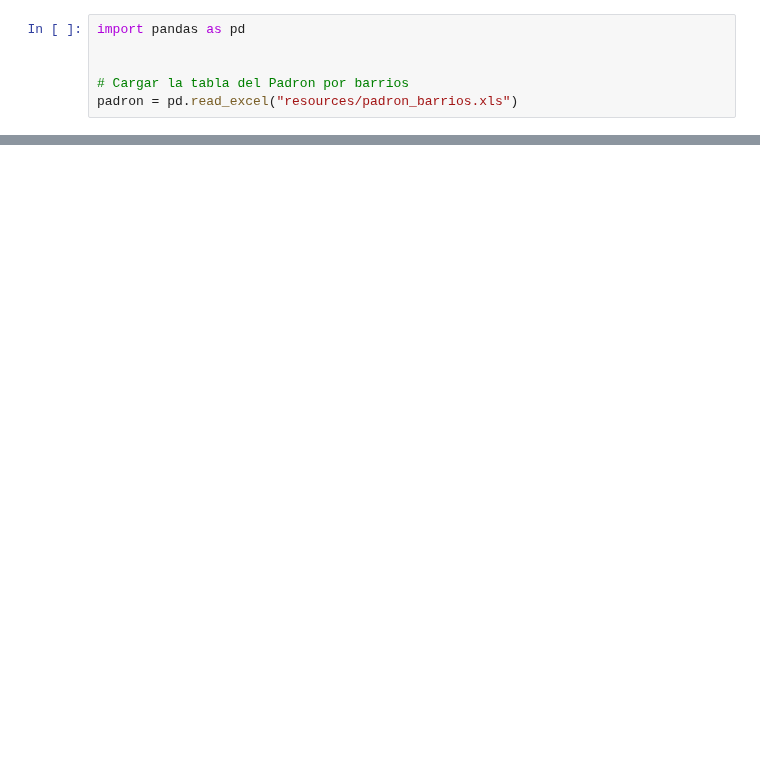
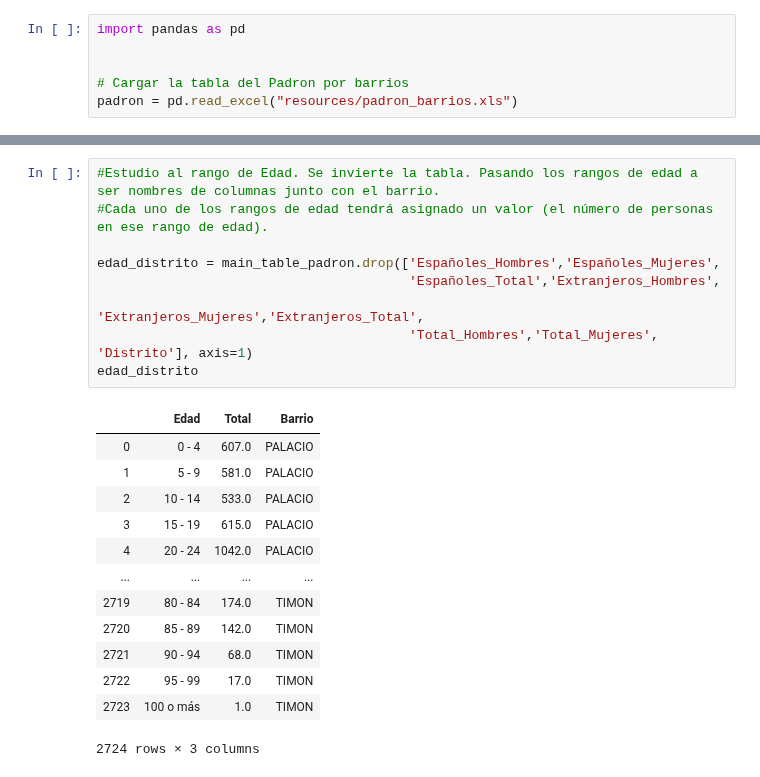
Before and after one commit to InmaLatorre/G3_ProyectoPython, a Jupyter notebook: main_fer.ipynb, the cells around one changed output, grey strips where cells are left out. Drawn from its saved outputs; the diff is of its cells as text; blank space fills up the shorter version.

```diff
--- a/main_fer.ipynb
+++ b/main_fer.ipynb
@@ -57,0 +89,23 @@ main_table_padron.head(50)
+# %%
+#Estudio al rango de Edad. Se invierte la tabla. Pasando los rangos de edad a ser nombres de columnas junto con el barrio.
+#Cada uno de los rangos de edad tendrá asignado un valor (el número de personas en ese rango de edad).
+
+edad_distrito = main_table_padron.drop(['Españoles_Hombres','Españoles_Mujeres',
+                                        'Españoles_Total','Extranjeros_Hombres',
+                                        'Extranjeros_Mujeres','Extranjeros_Total',
+                                        'Total_Hombres','Total_Mujeres', 'Distrito'], axis=1)
+edad_distrito
+# %% [output]
+|  | Edad | Total | Barrio |
+| 0 | 0 - 4 | 607.0 | PALACIO |
+| 1 | 5 - 9 | 581.0 | PALACIO |
+| 2 | 10 - 14 | 533.0 | PALACIO |
+| 3 | 15 - 19 | 615.0 | PALACIO |
+| 4 | 20 - 24 | 1042.0 | PALACIO |
+| ... | ... | ... | ... |
+| 2719 | 80 - 84 | 174.0 | TIMON |
+| 2720 | 85 - 89 | 142.0 | TIMON |
+| 2721 | 90 - 94 | 68.0 | TIMON |
+| 2722 | 95 - 99 | 17.0 | TIMON |
+| 2723 | 100 o más | 1.0 | TIMON |
+2724 rows × 3 columns
```
Also changed, not shown: parts of 4 cells of this notebook.
